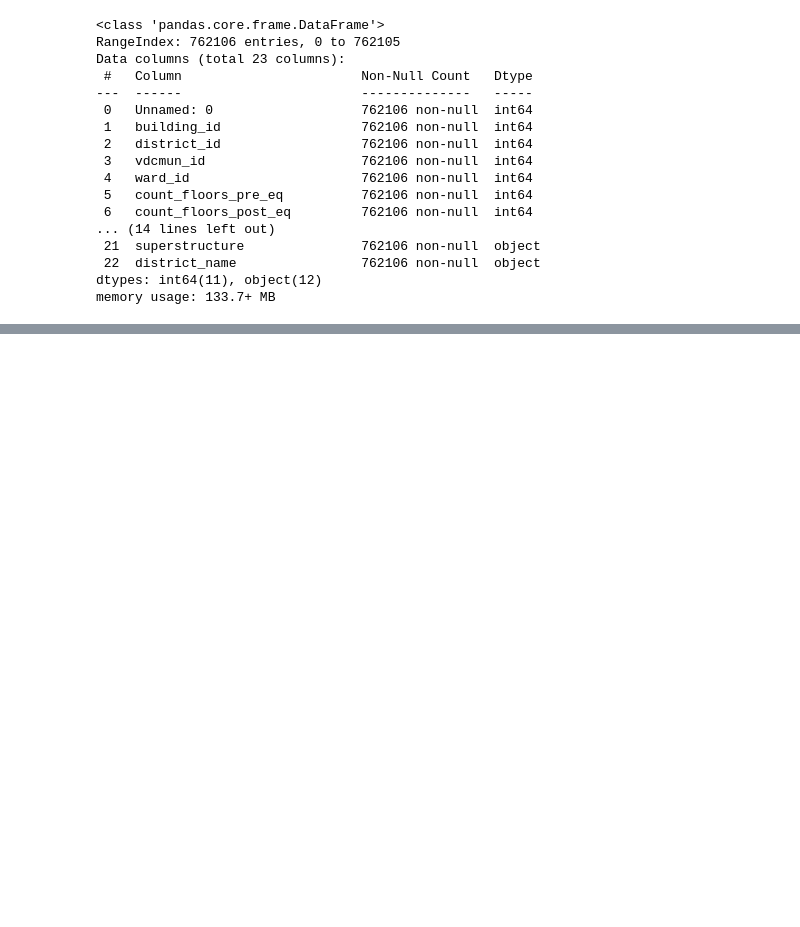
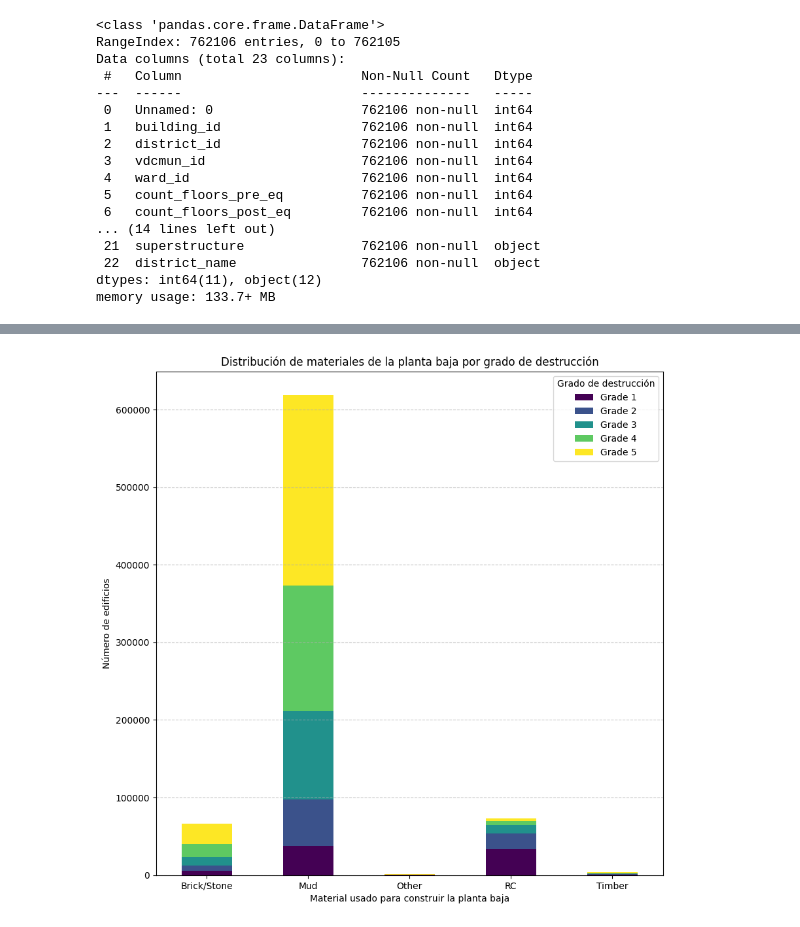
Before and after one commit to InigoLopez1999/ProyectoEDA_Inigo, a Jupyter notebook: Estudio hipótesis.ipynb, the cells around one changed output, grey strips where cells are left out. Drawn from its saved outputs; the diff is of its cells as text; code cells hidden in the pictures; blank space fills up the shorter version.

```diff
--- a/Estudio hipótesis.ipynb
+++ b/Estudio hipótesis.ipynb
@@ -63,0 +124,17 @@ plt.show()
+# %%
+planta_baja = nepal.groupby(["ground_floor_type","damage_grade"]).size().unstack()
+
+# Crear el gráfico
+planta_baja.plot(kind='bar', stacked=True, figsize=(10, 10), colormap='viridis')
+
+# Etiquetas
+plt.xlabel('Material usado para construir la planta baja')
+plt.ylabel('Número de edificios')
+plt.title('Distribución de materiales de la planta baja por grado de destrucción')
+plt.legend(title='Grado de destrucción')
+plt.xticks(rotation=0)
+plt.grid(axis='y', linestyle='--', alpha=0.7)
+
+plt.show()
+# %% [output]
+[figure, added]
```
Also changed, not shown: parts of 23 cells of this notebook, 1 other file.
